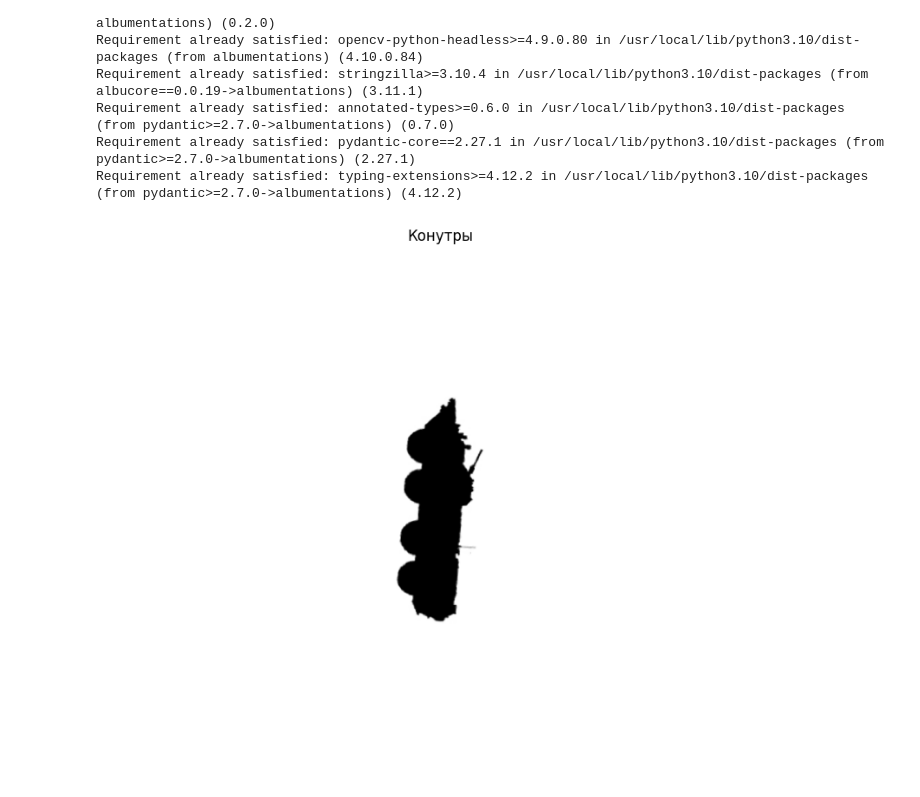
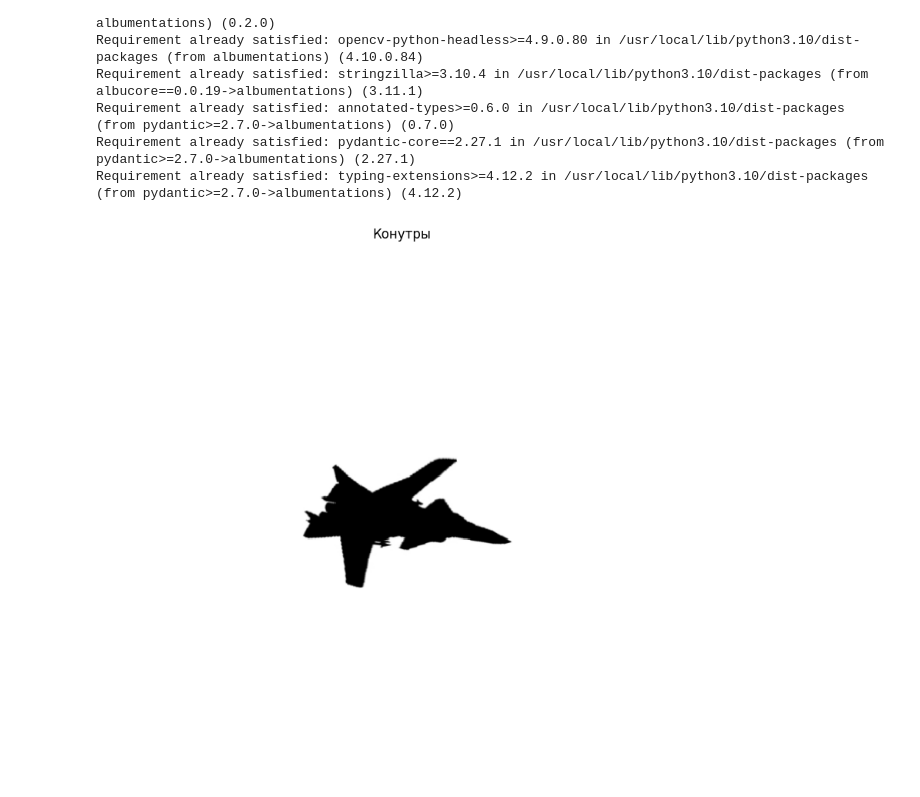
Before and after one commit to der-himmel/obr-iz, a Jupyter notebook: recognition.ipynb, the cells around one changed output. Cells and saved outputs as stored; diff of their text form; code cells hidden in the pictures.

```diff
--- a/recognition.ipynb
+++ b/recognition.ipynb
@@ -31,31 +32,31 @@ def preprocess_image(image_path):
     padded_image = cv2.copyMakeBorder(image, padding, padding, padding, padding, borderType=cv2.BORDER_CONSTANT, value=(255, 255, 255))
     transform = A.Compose([
       A.HorizontalFlip(p=0.8),
-      A.VerticalFlip(p=0.8),
+      A.VerticalFlip(p=0.1),
       A.Rotate(limit=(0, 90), p=1.0),
       # A.GaussNoise(var_limit=(10.0, 50.0), p=0.2),
       # A.Blur(blur_limit=3, p=0.1),
-      A.Perspective(scale=(0.01, 0.3), p=0.7),
-      A.ElasticTransform(alpha=1.0, sigma=1.0, p=0.7),
-      A.GridDistortion(num_steps=10, distort_limit=(-0.3, 0.3), p=0.7),
+      A.Perspective(scale=(0.001, 0.075), p=0.5),
+      A.ElasticTransform(alpha=0.01, sigma=10.0, p=0.5),
+      A.GridDistortion(num_steps=25, distort_limit=(-0.25, 0.25), p=0.5),
     ])
 
     image = transform(image=padded_image)['image']
 
     return image
 # %%
-PATH = 'btr-80-256.jpg'
+PATH = 'berkut-256.jpg'
 # PATH = 'test-img/cg-test2.jpg'
 
 image = preprocess_image(PATH)
 
 all_characteristic_points = []
 
 plt.figure(figsize=(10, 10))
 plt.imshow(image, cmap='gray'), plt.axis('off'), plt.title('Конутры')
 plt.show()
 # %% [output]
-[figure, old version]
+[figure, new version]
 # %%
 # output_image = np.zeros_like(binary_image)
 
```
Also changed, not shown: parts of 18 cells of this notebook.
